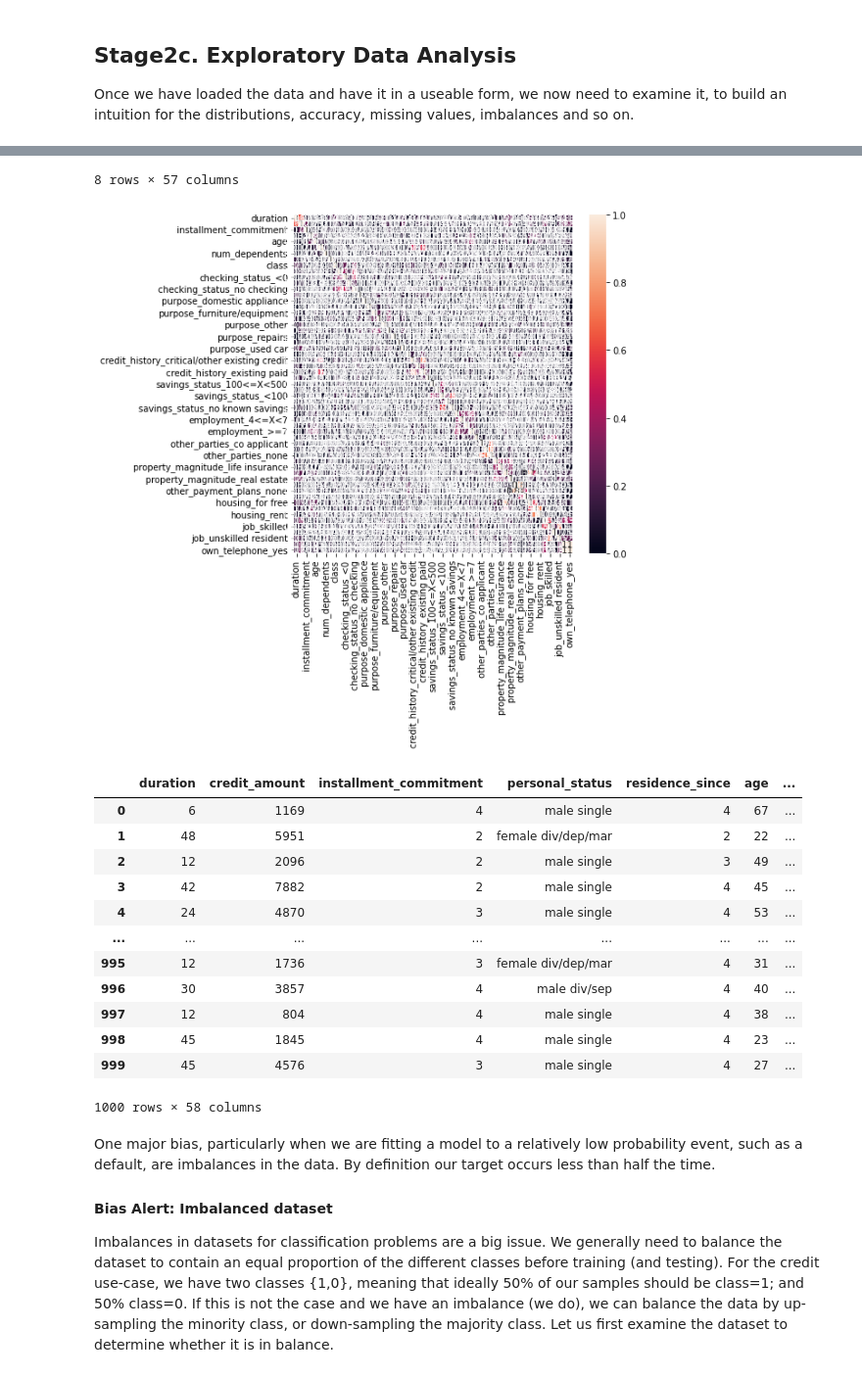
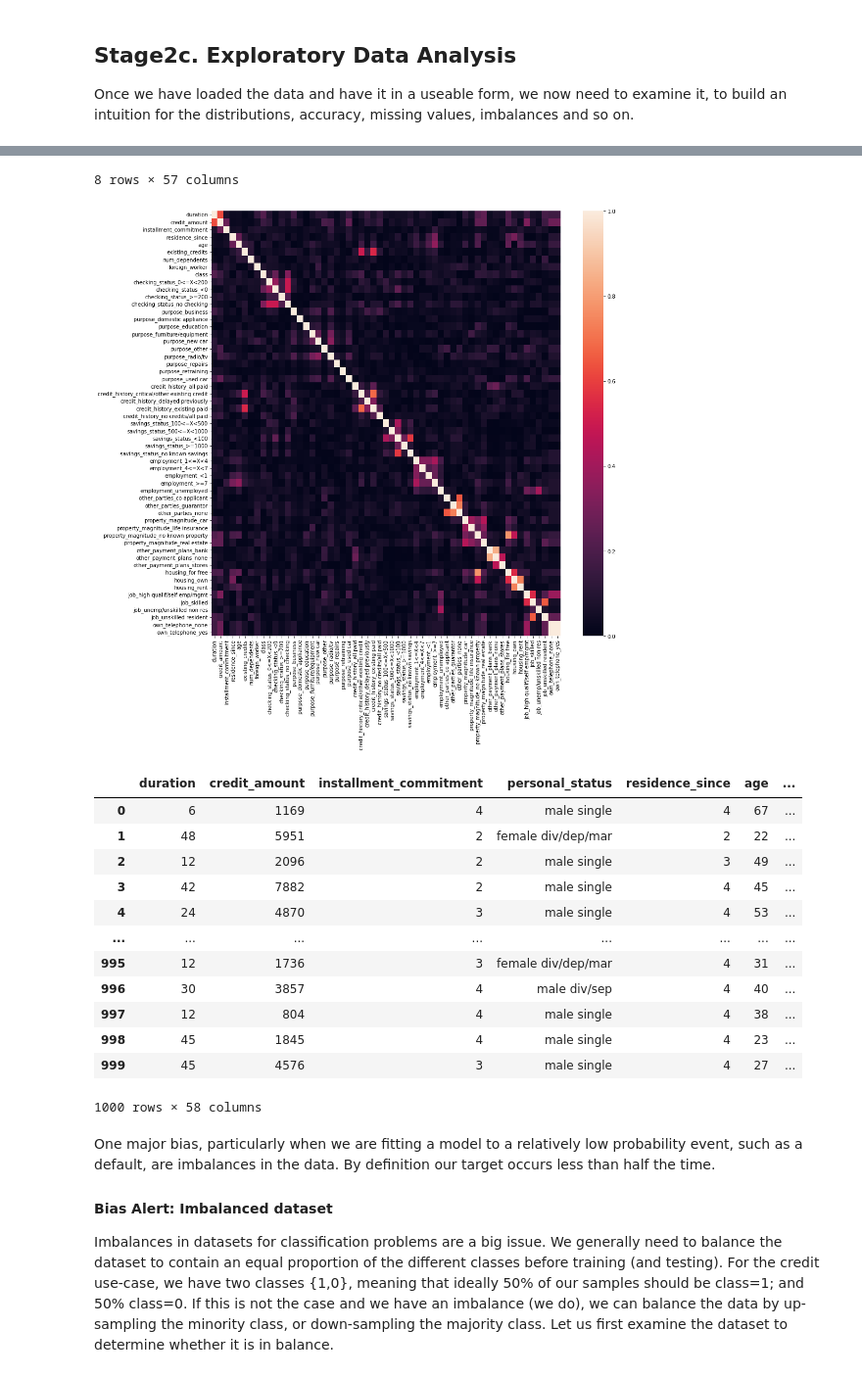
Before and after one commit to danphilps/credit_use_case, a Jupyter notebook: M6_Credit.ipynb, the cells around one changed output, grey strips where cells are left out. Shown: that part at 98% size. Saved outputs shown, nothing was run; the diff lists cells and outputs as text; code cells hidden in the pictures.

```diff
--- a/M6_Credit.ipynb
+++ b/M6_Credit.ipynb
@@ -233,36 +231,36 @@ def correlation_between_features(df: pd.DataFrame):
         df: Dataframe of the features
 
     Returns:
        None
     '''
 
     # Descriptive stats
     display(df.describe())
 
     # Correlation matrix
-    plt.figure(figsize=(7,7))
+    plt.figure(figsize=(15,15))
     correlation_matrix = df.corr().abs()
-    sns.heatmap(correlation_matrix, annot=True)
+    sns.heatmap(correlation_matrix)
     plt.show()
 
     return
 
 # Run simple EDA function...
 correlation_between_features(df=df)
 
 df
 # %% [output]
 |  | duration | credit_amount | installment_commitment | residence_since | age | existing_credits | ... |
 | count | 1000.000000 | 1000.000000 | 1000.000000 | 1000.000000 | 1000.000000 | 1000.000000 | ... |
 | mean | 20.903000 | 3271.258000 | 2.973000 | 2.845000 | 35.546000 | 1.407000 | ... |
 | std | 12.058814 | 2822.736876 | 1.118715 | 1.103718 | 11.375469 | 0.577654 | ... |
 | min | 4.000000 | 250.000000 | 1.000000 | 1.000000 | 19.000000 | 1.000000 | ... |
 | 25% | 12.000000 | 1365.500000 | 2.000000 | 2.000000 | 27.000000 | 1.000000 | ... |
 | 50% | 18.000000 | 2319.500000 | 3.000000 | 3.000000 | 33.000000 | 1.000000 | ... |
 | 75% | 24.000000 | 3972.250000 | 4.000000 | 4.000000 | 42.000000 | 2.000000 | ... |
 | max | 72.000000 | 18424.000000 | 4.000000 | 4.000000 | 75.000000 | 4.000000 | ... |
 8 rows × 57 columns
-[figure, old version]
+[figure, new version]
 |  | duration | credit_amount | installment_commitment | personal_status | residence_since | age | ... |
 | 0 | 6 | 1169 | 4 | male single | 4 | 67 | ... |
 | 1 | 48 | 5951 | 2 | female div/dep/mar | 2 | 22 | ... |
```
Also changed, not shown: parts of 30 cells of this notebook.
